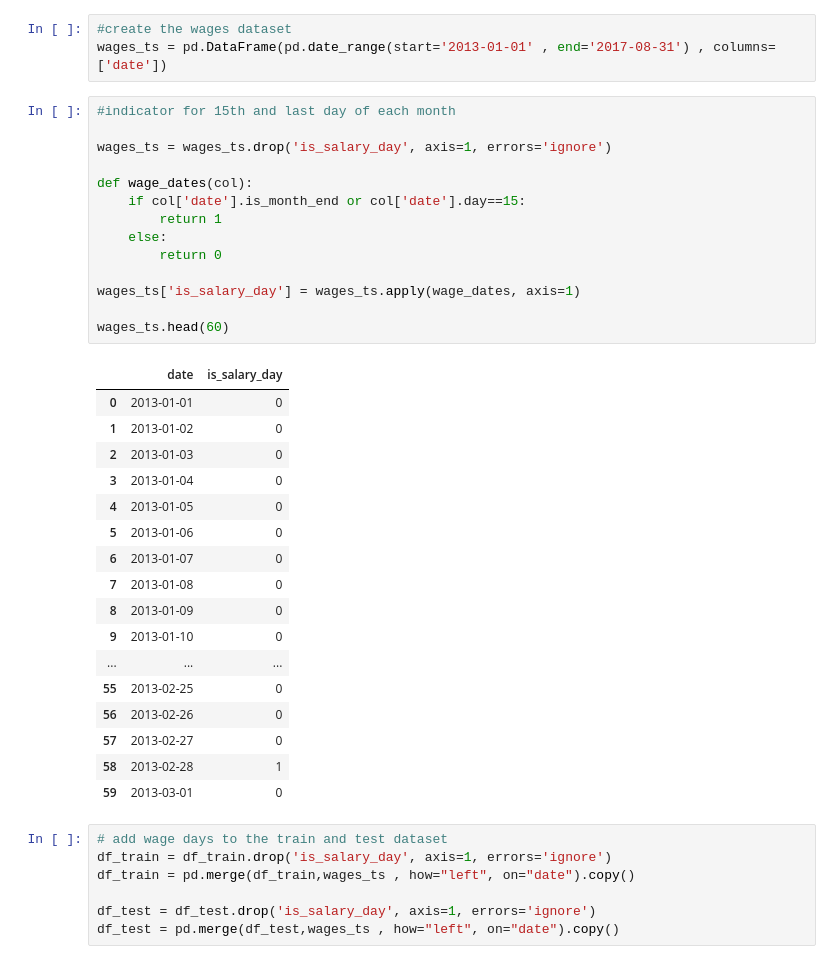
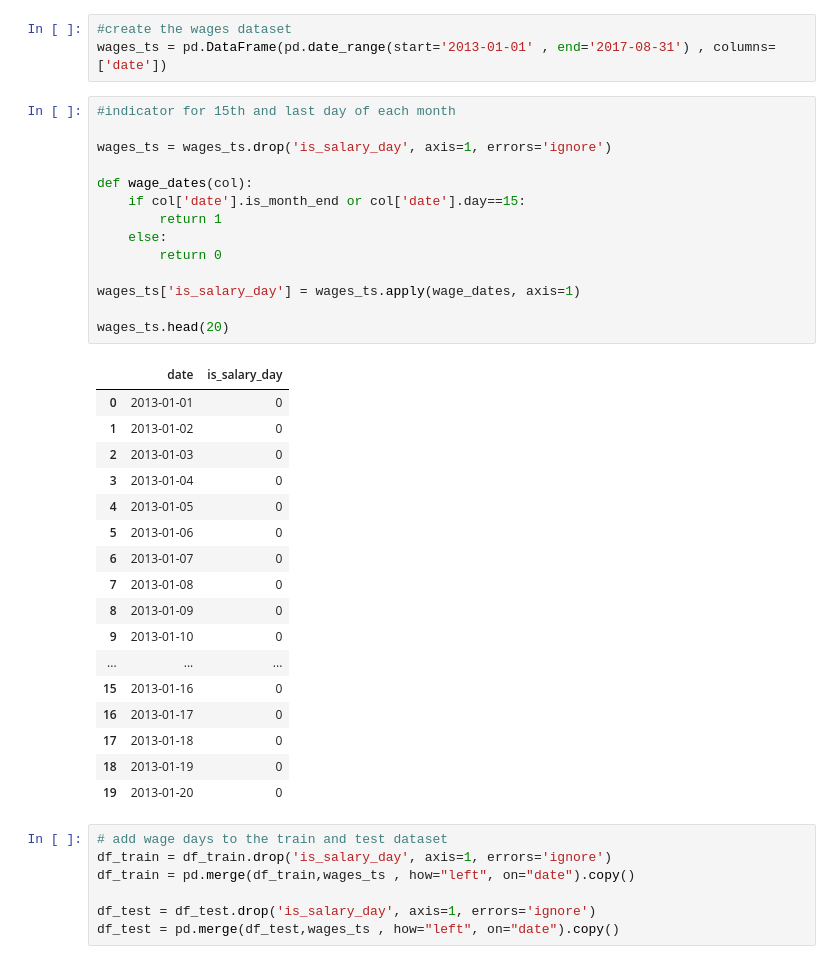
Before and after one commit to sgshaikh/StoreSales_TimeSeriesForecasting, a Jupyter notebook: ForecastStoreSales.ipynb, the cells around one changed output. Saved outputs shown, nothing was run; the diff lists cells and outputs as text.

```diff
--- a/ForecastStoreSales.ipynb
+++ b/ForecastStoreSales.ipynb
@@ -598,35 +631,35 @@ wages_ts = pd.DataFrame(pd.date_range(start='2013-01-01' , end='2017-08-31') , c
 # %%
 #indicator for 15th and last day of each month
 
 wages_ts = wages_ts.drop('is_salary_day', axis=1, errors='ignore')
 
 def wage_dates(col):
     if col['date'].is_month_end or col['date'].day==15:
         return 1
     else:
         return 0
 
 wages_ts['is_salary_day'] = wages_ts.apply(wage_dates, axis=1)
 
-wages_ts.head(60)
+wages_ts.head(20)
 # %% [output]
 |  | date | is_salary_day |
 | 0 | 2013-01-01 | 0 |
 | 1 | 2013-01-02 | 0 |
 | 2 | 2013-01-03 | 0 |
 | 3 | 2013-01-04 | 0 |
 | 4 | 2013-01-05 | 0 |
 | 5 | 2013-01-06 | 0 |
 | 6 | 2013-01-07 | 0 |
 | 7 | 2013-01-08 | 0 |
 | 8 | 2013-01-09 | 0 |
 | 9 | 2013-01-10 | 0 |
 | ... | ... | ... |
-| 55 | 2013-02-25 | 0 |
-| 56 | 2013-02-26 | 0 |
-| 57 | 2013-02-27 | 0 |
-| 58 | 2013-02-28 | 1 |
-| 59 | 2013-03-01 | 0 |
+| 15 | 2013-01-16 | 0 |
+| 16 | 2013-01-17 | 0 |
+| 17 | 2013-01-18 | 0 |
+| 18 | 2013-01-19 | 0 |
+| 19 | 2013-01-20 | 0 |
 # %%
 # add wage days to the train and test dataset
 df_train = df_train.drop('is_salary_day', axis=1, errors='ignore')
```
Also changed, not shown: parts of 50 cells of this notebook.
